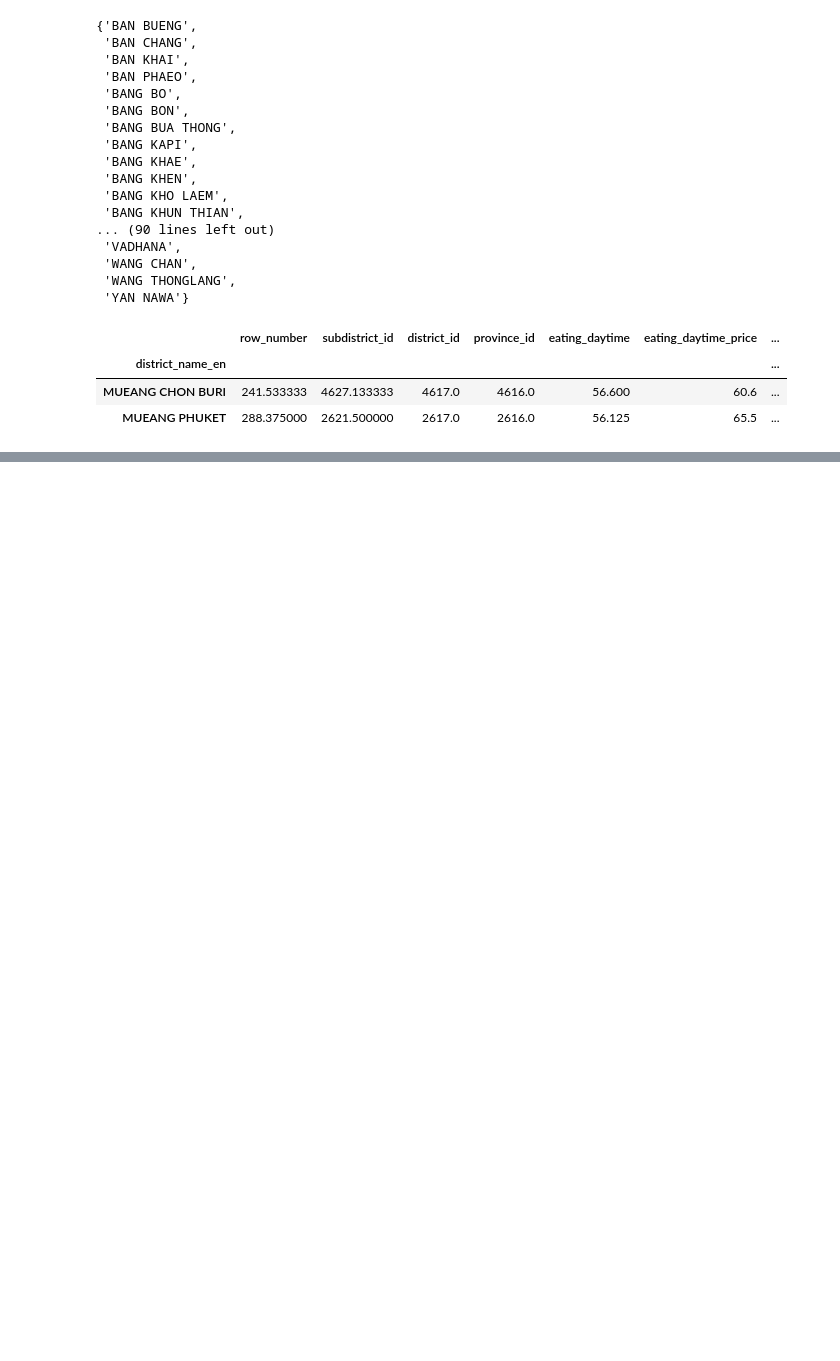
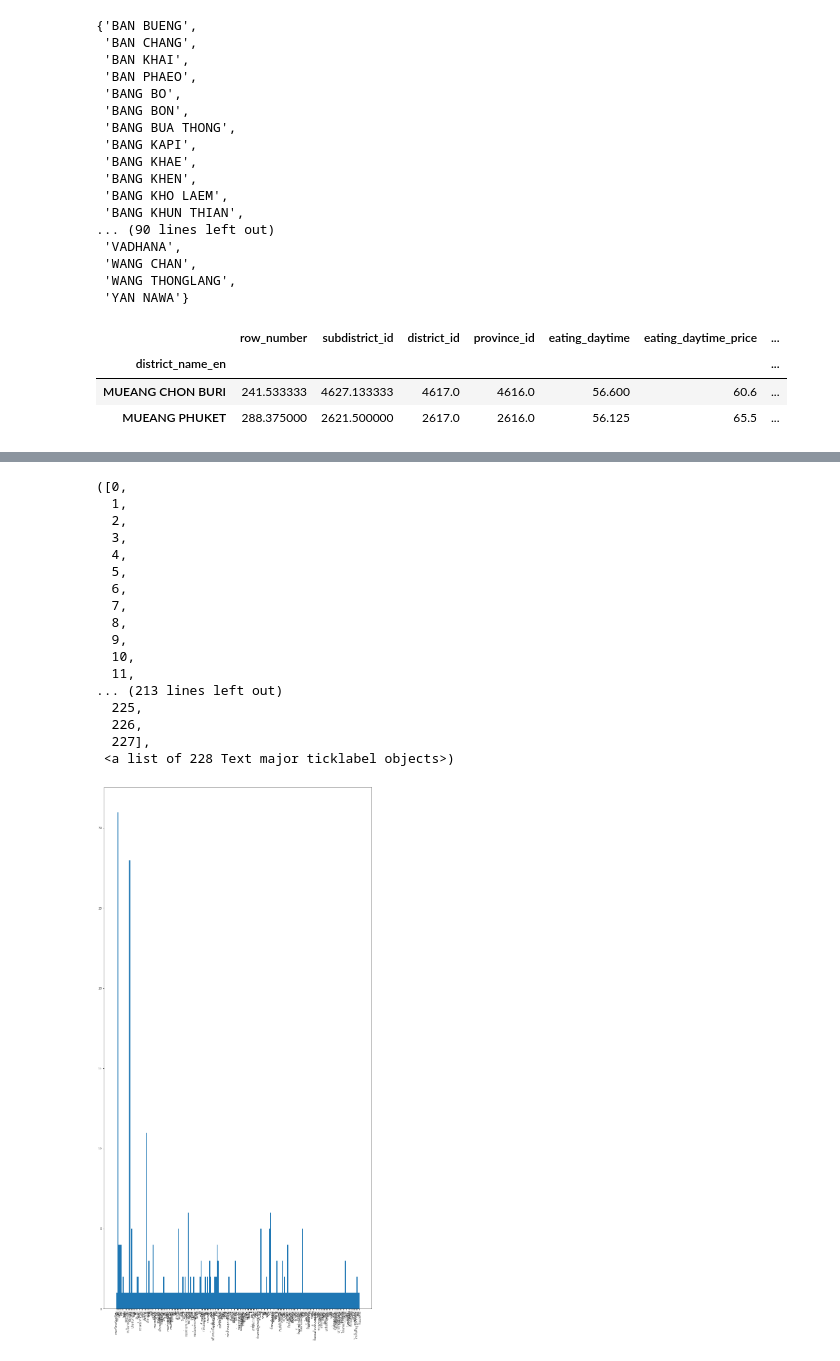
Before and after one commit to Ninkrn/BasicProg_Dataviz65, a Jupyter notebook: DataViz04_Data_Comparison.ipynb, the cells around one changed output, grey strips where cells are left out. Cells and saved outputs as stored; diff of their text form; code cells hidden in the pictures; blank space fills up the shorter version.

```diff
--- a/DataViz04_Data_Comparison.ipynb
+++ b/DataViz04_Data_Comparison.ipynb
@@ -754,0 +759,32 @@ ax.legend();
+# %%
+allwords ="กงเกวียนกำเกวียน หมายถึง ทำอะไรกับใครไว้ ย่อมได้รับผลกรรมนั้น \
+กบในกะลาครอบ หมายถึง มีความรู้หรือประสบการณ์น้อย แต่นึกว่าตัวเองรู้มาก \
+กรวดน้ำคว่ำขัน (คว่ำกะลา) หมายถึง ตัดขาดไม่เกี่ยวข้องด้วย ชาตินี้อย่าได้เจอกัน \
+กระเชอก้นรั่ว หมายถึง ใช้จ่ายเงินสุรุ่ยสุร่าย ไม่ประหยัด ไม่เก็บหอมรอมริบ \
+กระดี่ได้น้ำ หมายถึง ดีอกดีใจจนเกินงาม เนื้อตัวสั่น \
+กระต่ายขาเดียว หมายถึง ยืนกรานไม่ยอมรับผิด \
+กระต่ายตื่นตูม หมายถึง ตื่นตกใจง่าย ยังไม่ทันหาสาเหตุให้ชัดเจนเสียก่อนก็โวยวายแล้ว \
+กระต่ายหมายจันทร์ หมายถึง ผู้ชายที่หมายปองหญิงสูงศักดิ์ ฐานะดีกว่าตัวเอง \
+กระโถนท้องพระโรง หมายถึง บุคคลที่ถูกใคร ๆ รุมใช้อยู่คนเดียว \
+กลับเนื้อกลับตัว หมายถึง เลิกทำความชั่ว แล้วมาประพฤติตัวเป็นคนดี \
+กลับหน้ามือเป็นหลังมือ หมายถึง เปลี่ยนแปลงจากเดิมไปอย่างตรงกันข้าม \
+กล้านักมักบิ่น หมายถึง กล้าเกินไปมักจะเกิดอันตรายได้ \
+กว่าถั่วจะสุกงาก็ไหม้ หมายถึง ทำงาน 2 อย่าง แบบลังเลใจ แก้ปัญหาไม่ทันท่วงทีต้องเสียงานไป 1 อย่าง \
+ก่อร่างสร้างตัว หมายถึง ทำงานหาเงินเป็นกอบเป็นกำ ตั้งเนื้อตั้งตัวได้เป็นหลักฐาน \
+กาคาบพริก หมายถึง คนผิวดำที่ชอบแต่งตัวด้วยเสื้อผ้าสีแดง ๆ หรือสีสด ๆ \
+กำขี้ดีกว่ากำตด หมายถึง ได้มาบ้างดีกว่าไม่ได้อะไรเลย \
+กำแพงมีหูประตูมีช่อง / กำแพงมีหู หมายถึง ประตูมีตา จะพูดอะไรต้องระวัง อาจมีคนรู้ได้ \
+กิ่งทองใบหยก หมายถึง ชายหนุ่ม หญิงสาวเหมาะสมกันดีที่จะแต่งงาน \
+กินที่ลับไขที่แจ้ง หมายถึง เอาความลับหรือเอาเรื่องที่ทำกันที่ลับมาเปิดเผยให้คนเขารู้ \
+กินน้ำใต้ศอก หมายถึง เมียน้อยต้องยอมรับของเหลือจากเมียหลวง ตกเป็นรองด้านศักดิ์ศรี \
+กินน้ำพริกถ้วยเก่า หมายถึง อยู่กับเมียคนเดิม \
+กินน้ำไม่เผื่อแล้ง หมายถึง มีเงิน มีของก็ใช้จนหมด ไม่ห่วงอนาคตข้างหน้า \
+กินน้ำเห็นปลิง หมายถึง ตะขิดตะขวงใจกับคนชั่วที่รู้พูดหรือคบด้วยโดยรู้ว่าเขาไม่ดี \
+กินบนเรือนขี้บนหลังคา หมายถึง คนเนรคุณอาศัยบ้านเขาหรือเขาให้ความช่วยเหลือแต่กลับทำความไม่ดีให้ \
+เกลือจิ้มเกลือ หมายถึง แก้แค้นให้สาสมกับที่ทำไว้ ไม่ยอมเสียเปรียบกัน \
+เกลือเป็นหนอน หมายถึง คนภายในกลุ่มของเรา คิดทรยศไปบอกความลับฝ่ายตรงข้าม \
+เกี่ยวแฝกมุงป่า หมายถึง ทำอะไรเกินกำลังความสามารถของตัว \
+แกว่งเท้าหาเสี้ยน หมายถึง อยู่ดีไม่ว่าดี ไปหาเรื่องเดือดร้อนใส่ตัว \
+ไก่แก่แม่ปลาช่อน หมายถึง หญิงมีอายุมาก มีมารยามาก เล่ห์เหลี่ยมมาก \
+ไกลปืนเที่ยง หมายถึง ไม่ค่อยรู้ความเป็นไปของโลก เพราะอยู่ห่างไกลความเจริญ \
+ไก่เห็นตีนงู งูเห็นนมไก่ หมายถึง ต่างฝ่ายต่างรู้ความลับของกันและกัน"
@@ -754,0 +874,24 @@ ax.legend();
+# %%
+matplotlib.rcParams['figure.figsize']=[15,30]
+# %%
+plt.hist(list_thai_words,bins=len(set(list_thai_words)))
+plt.xticks(rotation=90)
+# %% [output]
+([0,
+  1,
+  2,
+  3,
+  4,
+  5,
+  6,
+  7,
+  8,
+  9,
+  10,
+  11,
+... (213 lines left out)
+  225,
+  226,
+  227],
+ <a list of 228 Text major ticklabel objects>)
+[figure, added]
```
Also changed, not shown: parts of 18 cells of this notebook.
